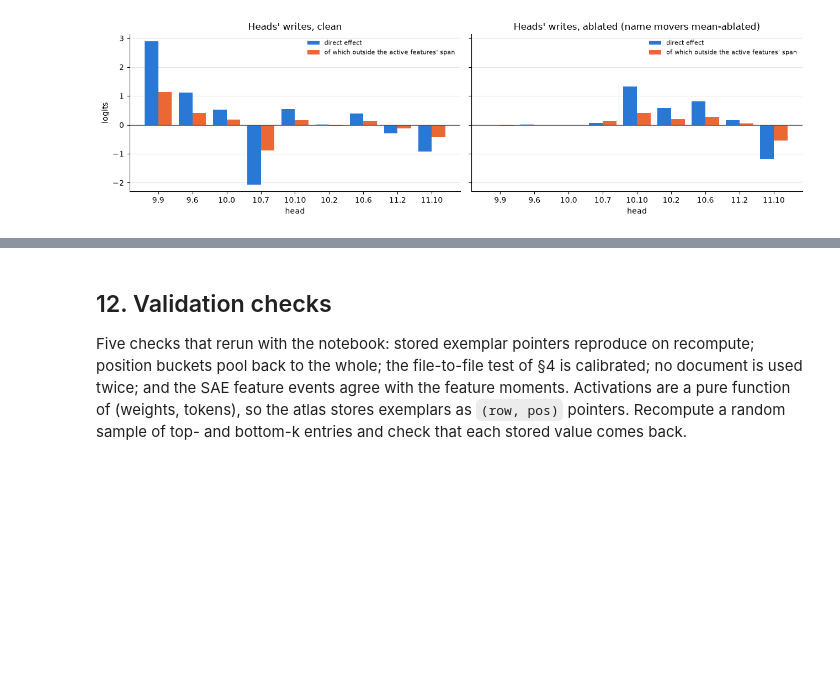
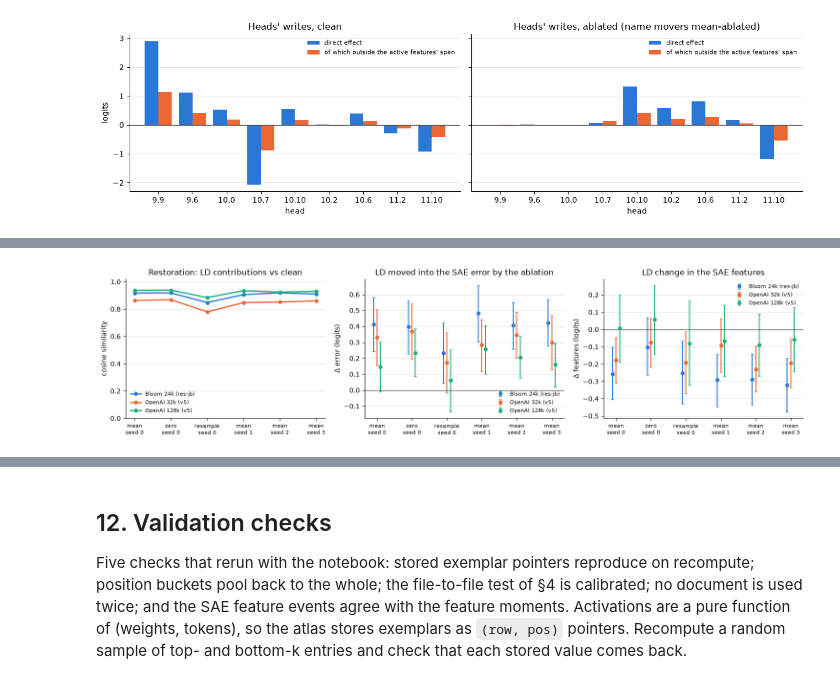
Before and after one commit to rreece/gpt2-atlas, a Jupyter notebook: notebooks/atlas.ipynb, the cells around one changed output, grey strips where cells are left out. Cells and saved outputs as stored; diff of their text form; code cells hidden in the pictures; blank space fills up the shorter version.

Commit message:
ioi systematics

```diff
--- a/notebooks/atlas.ipynb
+++ b/notebooks/atlas.ipynb
@@ -1545,7 +1545,7 @@ names_n = sorted(set(dn.io.tolist()))
 name_run = ioi.run(hf_model, dn)
 WU_names = hf_model.model.ln_f.weight.detach().cpu() * hf_model.model.wte.weight.detach().cpu()[names_n]
 x12, sc12 = clean_run["resid"][12], (clean_run["resid"][12].pow(2).mean(-1) + eps).sqrt()
-name_rows, offdict = [], {}
+name_rows, offdict, ded_masks = [], {}, {}
 for dname, rel in DICTS.items():
     sae_L = load_sae(rel, sae_id_for(rel, 12), "cpu")
     a_n = sae_L.encode(name_run["resid"][12])
@@ -1559,6 +1559,7 @@ for dname, rel in DICTS.items():
     f12 = ioi.feature_attribution(sae_L, x12, clean_run["d"], sc12)
     mask = torch.zeros(sae_L.cfg.d_sae, dtype=torch.bool)
     mask[ded] = True
+    ded_masks[dname] = mask
     name_rows.append({"dictionary": dname, "dedicated": len(ded), "names covered": int((per_name > 0).sum()),
                       "per name (median)": float(per_name.float().median()),
                       "LD: name features": float(f12["contrib"][:, mask].sum(1).mean()),
@@ -1641,0 +1656,81 @@ Bloom 24k (res-jb): each head's direct effect, and the part of it outside the ac
+# %%
+SYS_CONDITIONS = [("mean", 0), ("zero", 0), ("resample", 0), ("mean", 1), ("mean", 2), ("mean", 3)]
+CIRC = ["9.9", "9.6", "10.0", "10.7", "11.10"]
+sys_saes = {dname: load_sae(rel, sae_id_for(rel, 12), "cpu") for dname, rel in DICTS.items()}
+tok_ = load_tokenizer()
+sys_rows, per_prompt, clean_by_seed, ds_by_seed = [], {}, {}, {}
+for kind, seed in SYS_CONDITIONS:
+    if seed not in clean_by_seed:
+        ds_by_seed[seed] = ioi.make_ioi_dataset(tok_, seed=seed)
+        clean_by_seed[seed] = ioi.run(hf_model, ds_by_seed[seed])
+    ds_s, cr = ds_by_seed[seed], clean_by_seed[seed]
+    with ioi.ablate_heads(hf_model, ioi.NAME_MOVERS, ioi.ablation_reference(hf_model, ds_s, kind)):
+        ar = ioi.run(hf_model, ds_s)
+    direct = -sum(ar["de"][:, l, h] - cr["de"][:, l, h] for l, h in ioi.NAME_MOVERS)
+    repair = float((direct - (cr["ld"] - ar["ld"])).mean() / direct.mean())
+    for dname, sae_L in sys_saes.items():
+        res = {}
+        for name, r in (("clean", cr), ("ablated", ar)):
+            x = r["resid"][12]
+            res[name] = ioi.feature_attribution(sae_L, x, r["d"], (x.pow(2).mean(-1) + eps).sqrt())
+        c, a = res["clean"], res["ablated"]
+        on_c = c["acts"] > 0
+        pp = {"cos": torch.nn.functional.cosine_similarity(c["contrib"], a["contrib"], dim=1),
+              "from_clean": (a["contrib"] * on_c).sum(1), "feat_abl": a["contrib"].sum(1),
+              "err_clean": c["error"], "ld_clean": cr["ld"], "d_feat": a["contrib"].sum(1) - c["contrib"].sum(1),
+              "d_err": a["error"] - c["error"], "name_ld": c["contrib"][:, ded_masks[dname]].sum(1)}
+        per_prompt[kind, seed, dname] = pp | {"template": ds_s.template_id}
+        key = (seed, dname)
+        if key not in offdict.get("_by_seed", {}):  # the circuit heads' off-span share of their clean direct effect
+            x = cr["resid"][12]
+            o = ioi.offdict_split(sae_L, x, ioi.components(cr), cr["d"], (x.pow(2).mean(-1) + eps).sqrt())
+            num = sum(float(o["components"][k].mean()) * np.sign(float(cr["de"][:, int(k.split(".")[0]), int(k.split(".")[1])].mean())) for k in CIRC)
+            den = sum(abs(float(cr["de"][:, int(k.split(".")[0]), int(k.split(".")[1])].mean())) for k in CIRC)
+            offdict.setdefault("_by_seed", {})[key] = num / den
+        sys_rows.append({"ablation": kind, "seed": seed, "dictionary": dname, "repair": repair,
+                         "cos": float(pp["cos"].mean()), "share_from_clean": float(pp["from_clean"].sum() / pp["feat_abl"].sum()),
+                         "err_share": float(pp["err_clean"].mean() / pp["ld_clean"].mean()),
+                         "d_feat": ioi.bootstrap_mean(pp["d_feat"]), "d_err": ioi.bootstrap_mean(pp["d_err"]),
+                         "name_ld": float(pp["name_ld"].mean()), "offspan_share": offdict["_by_seed"][key]})
+sysd = pd.DataFrame(sys_rows)
+print("ablation  seed  dictionary           repair   cos   from clean   error share   Δ features           Δ error              name-feature LD   circuit off-span share")
+for r in sysd.itertuples():
+    print(f"{r.ablation:8s} {r.seed:5d}  {r.dictionary:19s} {r.repair:6.3f}  {r.cos:5.2f}   {r.share_from_clean:9.2f}   {r.err_share:10.0%}   "
+          f"{r.d_feat[0]:+.2f} [{r.d_feat[1]:+.2f}, {r.d_feat[2]:+.2f}]   {r.d_err[0]:+.2f} [{r.d_err[1]:+.2f}, {r.d_err[2]:+.2f}]   {r.name_ld:13.2f}   {r.offspan_share:18.0%}")
+
+print("\nacross the 8 templates (mean ablation, seed 0), range of the per-template values:")
+for dname in DICTS:
+    pp = per_prompt["mean", 0, dname]
+    t = pp["template"]
+    vals = {k: [] for k in ("cos", "d_feat", "d_err", "err_share")}
+    for tid in t.unique():
+        m_ = t == tid
+        vals["cos"].append(float(pp["cos"][m_].mean()))
+        vals["d_feat"].append(float(pp["d_feat"][m_].mean()))
+        vals["d_err"].append(float(pp["d_err"][m_].mean()))
+        vals["err_share"].append(float(pp["err_clean"][m_].mean() / pp["ld_clean"][m_].mean()))
+    print(f"  {dname:19s} cos {min(vals['cos']):.2f}-{max(vals['cos']):.2f}; Δ features {min(vals['d_feat']):+.2f} to {max(vals['d_feat']):+.2f}; "
+          f"Δ error {min(vals['d_err']):+.2f} to {max(vals['d_err']):+.2f}; error share {min(vals['err_share']):.0%}-{max(vals['err_share']):.0%}")
+
+fig, axes = plt.subplots(1, 3, figsize=(15, 3.8))
+labels = [f"{k}\nseed {s}" for k, s in SYS_CONDITIONS]
+xs = np.arange(len(SYS_CONDITIONS))
+for i, dname in enumerate(DICTS):
+    g = sysd[sysd.dictionary == dname]
+    axes[0].plot(xs, g.cos, "o-", color=C[i], lw=2, ms=5, label=dname)
+    for ax, col in ((axes[1], "d_err"), (axes[2], "d_feat")):
+        v = np.array(g[col].tolist())
+        ax.errorbar(xs + (i - 1) * 0.1, v[:, 0], yerr=[v[:, 0] - v[:, 1], v[:, 2] - v[:, 0]], fmt="o", color=C[i], ms=5, capsize=2, label=dname)
+axes[0].set(title="Restoration: LD contributions vs clean", ylabel="cosine similarity", ylim=(0, 1.02))
+axes[1].set(title="LD moved into the SAE error by the ablation", ylabel="Δ error (logits)")
+axes[2].set(title="LD change in the SAE features", ylabel="Δ features (logits)")
+for ax in axes:
+    ax.set_xticks(xs, labels, fontsize=8)
+    if ax is not axes[0]:
+        ax.axhline(0, color=INK2, lw=1)
+    ax.legend(frameon=False, fontsize=8)
+    tidy(ax)
+plt.tight_layout()
+save(fig, "results_ioi_systematics")
+del sys_saes
+# %% [output]
@@ -1642,3 +1758,4 @@ Bloom 24k (res-jb): each head's direct effect, and the part of it outside the ac
+[figure, added]
 # %% [markdown]
 **Reading it.**
 
```
Also changed, not shown: parts of 3 cells of this notebook, 7 other files.
